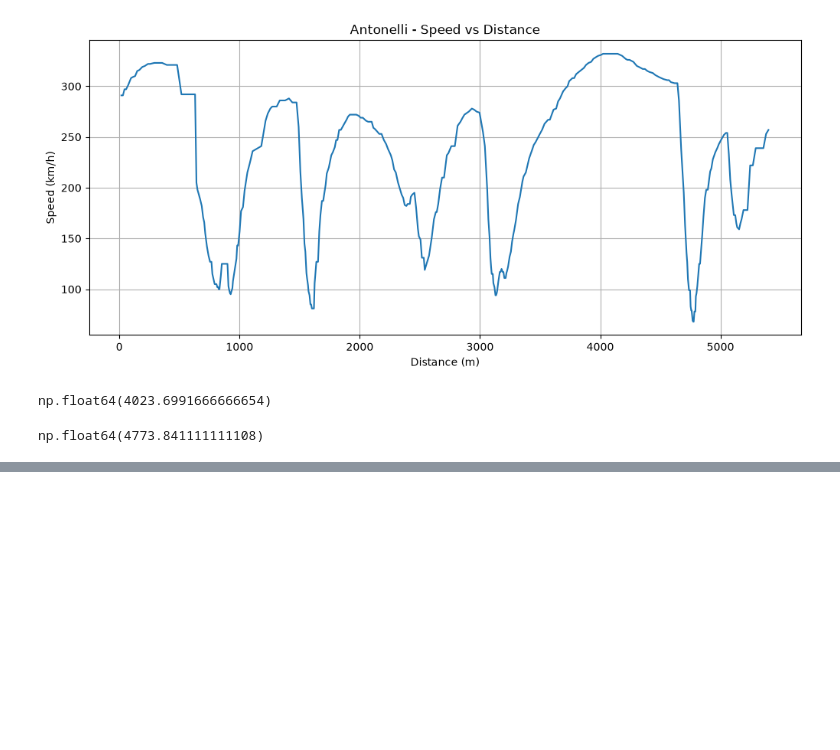
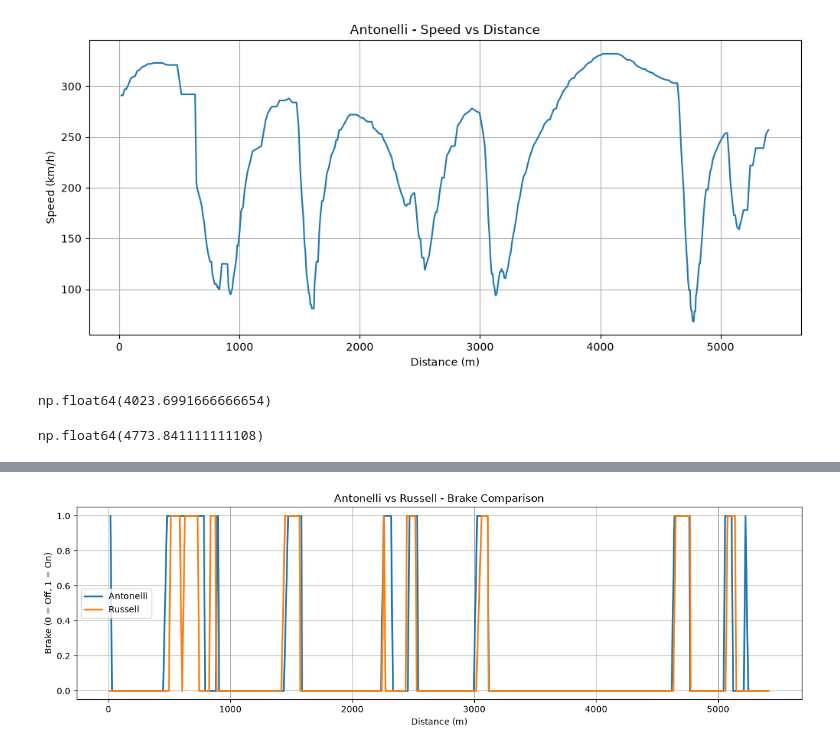
Before and after one commit to ishikajena1509/F1-Telemetry-Analysis, a Jupyter notebook: notebooks/02_china_2026_qualifying_analysis.ipynb.ipynb, the cells around one changed output, grey strips where cells are left out. Drawn from its saved outputs; the diff is of its cells as text; code cells hidden in the pictures; blank space fills up the shorter version.

```diff
--- a/notebooks/02_china_2026_qualifying_analysis.ipynb.ipynb
+++ b/notebooks/02_china_2026_qualifying_analysis.ipynb.ipynb
@@ -577,0 +708,26 @@ np.float64(4773.841111111108)
+# %%
+plt.figure(figsize=(15,4))
+
+plt.plot(
+    antonelli_car_data["Distance"],
+    antonelli_car_data["Brake"].astype(int),
+    label="Antonelli",
+    linewidth=2
+)
+
+plt.plot(
+    russell_car_data["Distance"],
+    russell_car_data["Brake"].astype(int),
+    label="Russell",
+    linewidth=2
+)
+
+plt.title("Antonelli vs Russell - Brake Comparison")
+plt.xlabel("Distance (m)")
+plt.ylabel("Brake (0 = Off, 1 = On)")
+plt.legend()
+plt.grid()
+
+plt.show()
+# %% [output]
+[figure, added]
```
Also changed, not shown: parts of 15 cells of this notebook, 1 other file.
